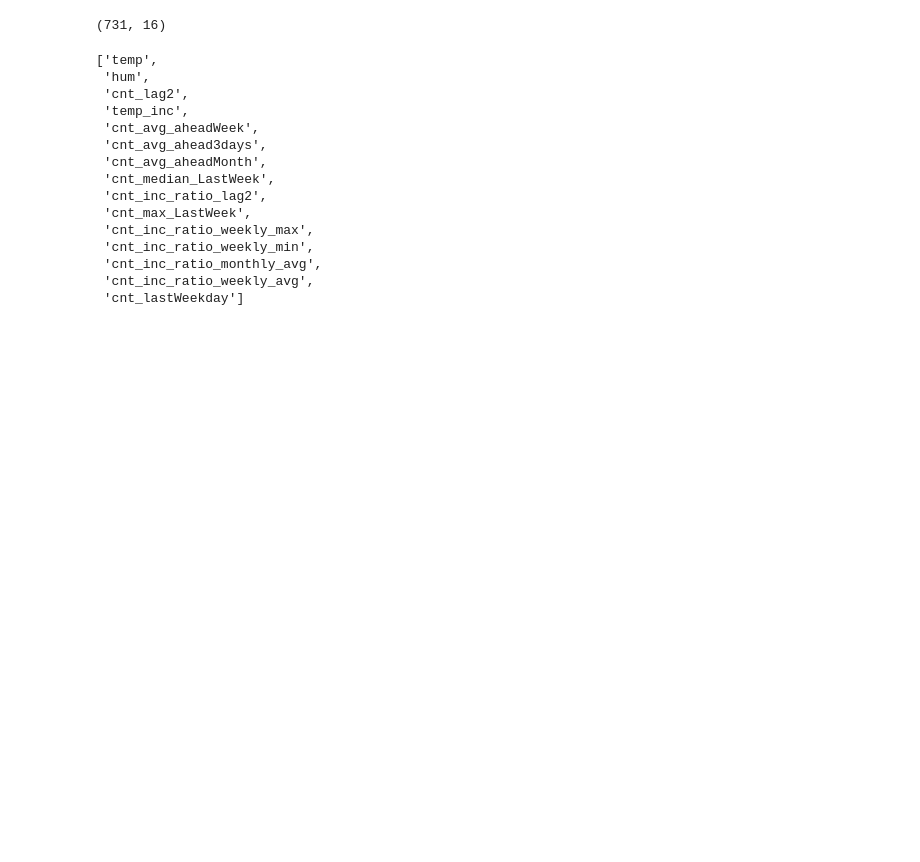
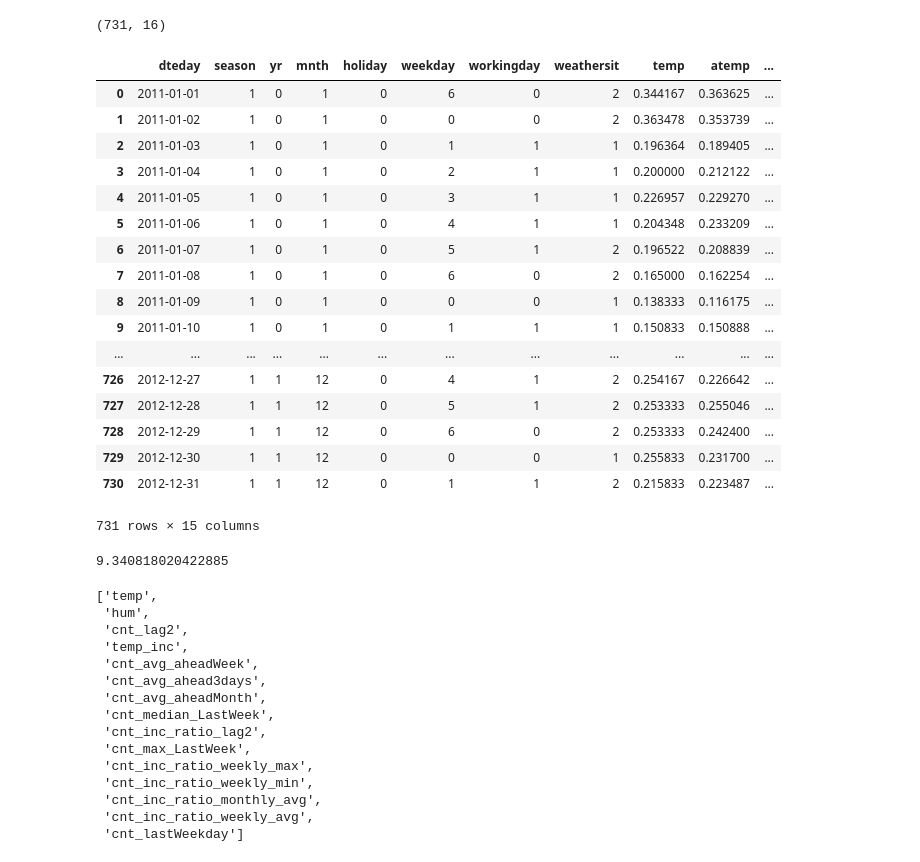
Before and after one commit to alex44jzy/nus-bikesharing, a Jupyter notebook: BikeSharing.ipynb, the cells around one changed output. Cells and saved outputs as stored; diff of their text form; code cells hidden in the pictures; blank space fills up the shorter version.

```diff
--- a/BikeSharing.ipynb
+++ b/BikeSharing.ipynb
@@ -20,8 +20,29 @@ dataset.dteday = dataset.dteday.apply(lambda x:pd.to_datetime(x))
 dataset = dataset.drop(['instant'], axis = 1)
 dataset = dataset.rename(columns={'registered': 'regist'})
 
-dataset[dataset.dteday == '2012-10-29'].index
-dataset = dataset.drop(dataset[dataset.dteday == '2012-10-29'].index)
+# dataset[dataset.dteday == '2012-10-29'].index
+# dataset = dataset.drop(dataset[dataset.dteday == '2012-10-29'].index)
+# %%
+dataset
+# %% [output]
+|  | dteday | season | yr | mnth | holiday | weekday | workingday | weathersit | temp | atemp | ... |
+| 0 | 2011-01-01 | 1 | 0 | 1 | 0 | 6 | 0 | 2 | 0.344167 | 0.363625 | ... |
+| 1 | 2011-01-02 | 1 | 0 | 1 | 0 | 0 | 0 | 2 | 0.363478 | 0.353739 | ... |
+| 2 | 2011-01-03 | 1 | 0 | 1 | 0 | 1 | 1 | 1 | 0.196364 | 0.189405 | ... |
+| 3 | 2011-01-04 | 1 | 0 | 1 | 0 | 2 | 1 | 1 | 0.200000 | 0.212122 | ... |
+| 4 | 2011-01-05 | 1 | 0 | 1 | 0 | 3 | 1 | 1 | 0.226957 | 0.229270 | ... |
+| 5 | 2011-01-06 | 1 | 0 | 1 | 0 | 4 | 1 | 1 | 0.204348 | 0.233209 | ... |
+| 6 | 2011-01-07 | 1 | 0 | 1 | 0 | 5 | 1 | 2 | 0.196522 | 0.208839 | ... |
+| 7 | 2011-01-08 | 1 | 0 | 1 | 0 | 6 | 0 | 2 | 0.165000 | 0.162254 | ... |
+| 8 | 2011-01-09 | 1 | 0 | 1 | 0 | 0 | 0 | 1 | 0.138333 | 0.116175 | ... |
+| 9 | 2011-01-10 | 1 | 0 | 1 | 0 | 1 | 1 | 1 | 0.150833 | 0.150888 | ... |
+| ... | ... | ... | ... | ... | ... | ... | ... | ... | ... | ... | ... |
+| 726 | 2012-12-27 | 1 | 1 | 12 | 0 | 4 | 1 | 2 | 0.254167 | 0.226642 | ... |
+| 727 | 2012-12-28 | 1 | 1 | 12 | 0 | 5 | 1 | 2 | 0.253333 | 0.255046 | ... |
+| 728 | 2012-12-29 | 1 | 1 | 12 | 0 | 6 | 0 | 2 | 0.253333 | 0.242400 | ... |
+| 729 | 2012-12-30 | 1 | 1 | 12 | 0 | 0 | 0 | 1 | 0.255833 | 0.231700 | ... |
+| 730 | 2012-12-31 | 1 | 1 | 12 | 0 | 1 | 1 | 2 | 0.215833 | 0.223487 | ... |
+731 rows × 15 columns
 # %%
 amendWeathersit3_4 = ['2011-01-26', '2011-04-16', '2011-09-07', '2011-09-08',
                      '2011-10-29', '2011-12-07', '2012-10-29',
@@ -129,6 +150,10 @@ dataset['regist_inc_ratio'] = ((dataset['regist'] - dataset['regist_lag2']) / da
 dataset['cnt_inc_ratio'] = ((dataset['cnt'] - dataset['cnt_lag2']) / dataset['cnt_lag2']).apply(lambda x:round(x, 3))
 
 dataset.to_csv("./totalBikeSharing.csv", index=False)
+# %%
+np.std(dataset.cnt_inc_ratio[2:])
+# %% [output]
+9.340818020422885
 # %%
 # one hot encode dummy encode
 dummy_season = pd.get_dummies(dataset.season, prefix="season")
```
Also changed, not shown: 48 other files.
